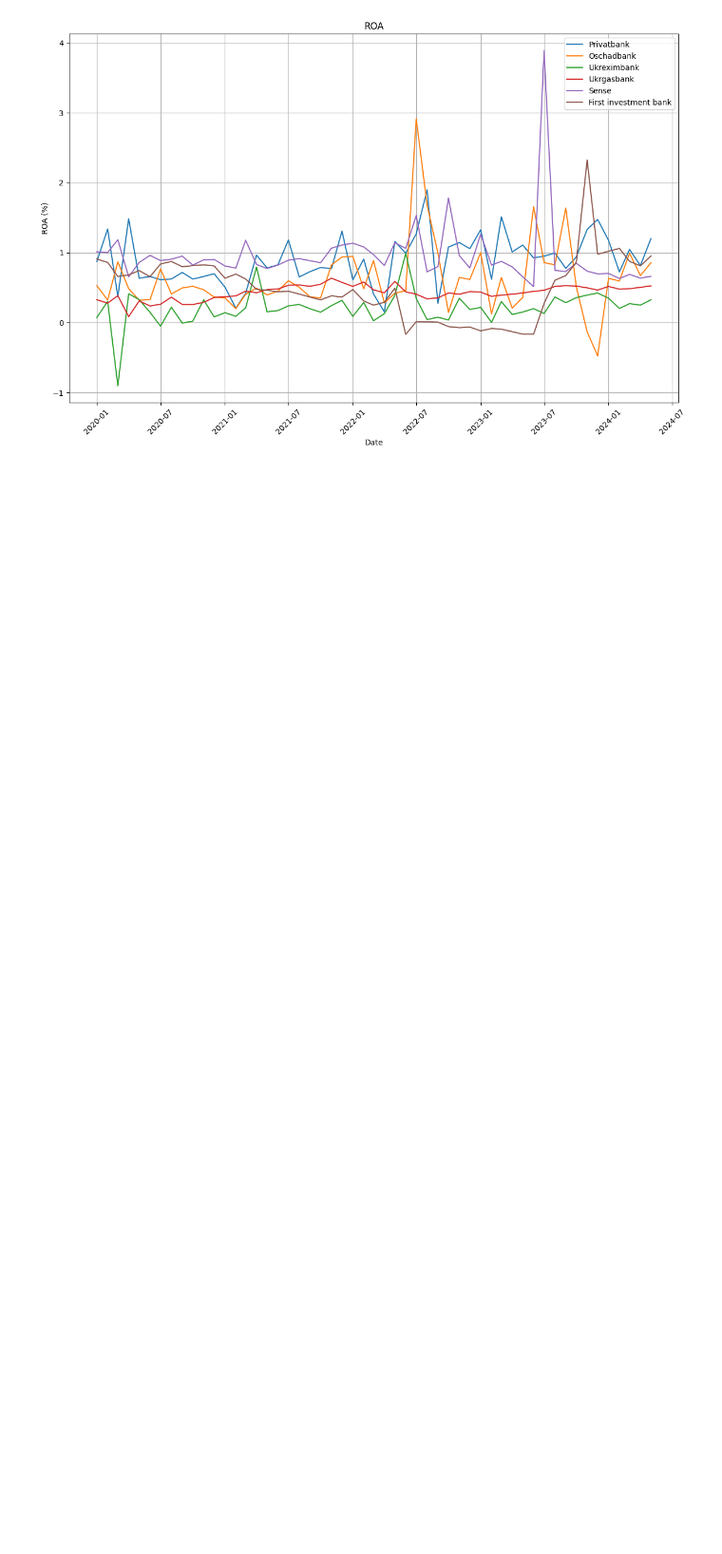
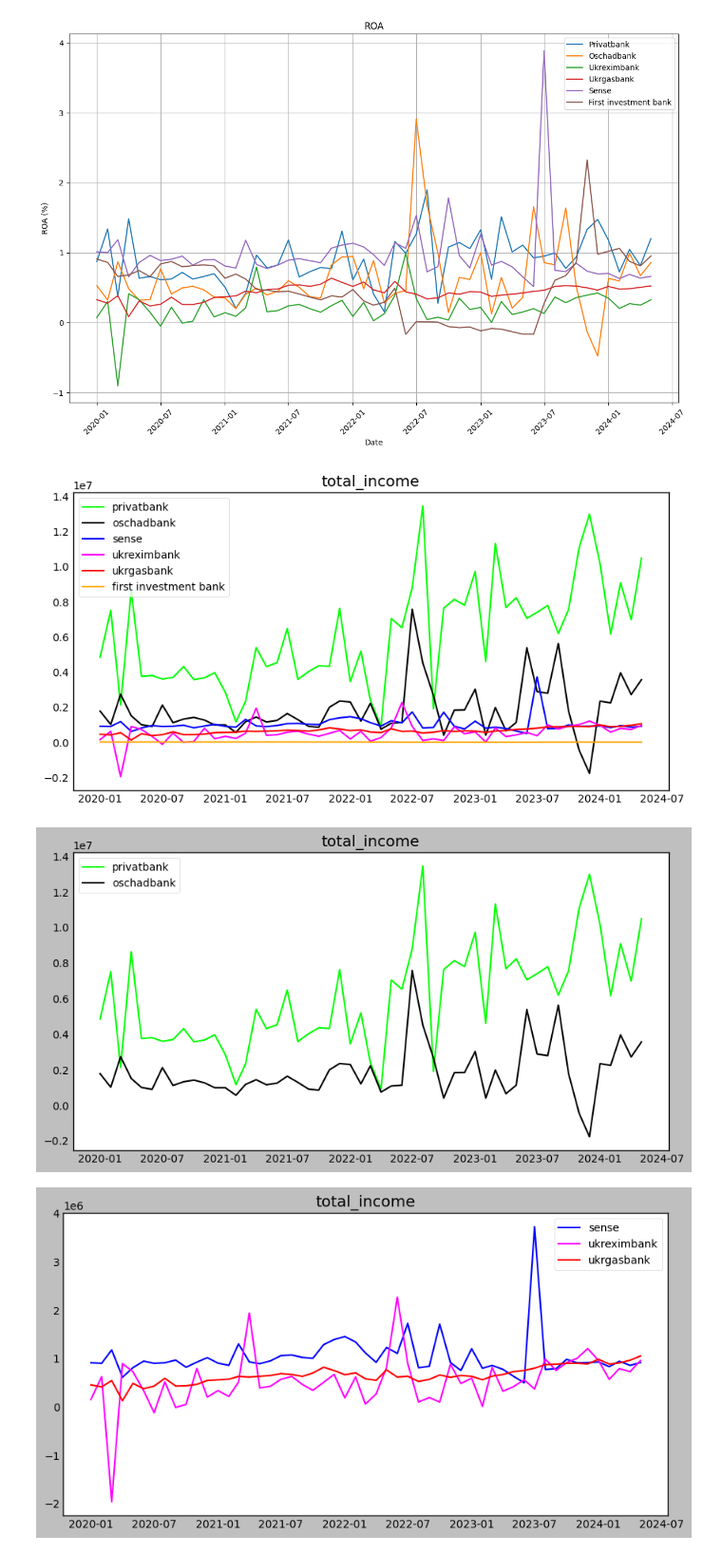
Before and after one commit to pnanstasia/StateOwnedBanksIndustryAnalysys, a Jupyter notebook: banks.ipynb, the cells around one changed output. Shown at 95% size. Saved outputs shown, nothing was run; the diff lists cells and outputs as text; code cells hidden in the pictures; blank space fills up the shorter version.

Commit message:
plotting func

```diff
--- a/banks.ipynb
+++ b/banks.ipynb
@@ -25,3 +26,32 @@ plt.tight_layout()
 plt.show()
 # %% [output]
 [figure]
+# %%
+def plot_file(name, sel_banks, path):
+    df = pd.read_csv(path + name)
+    df.iloc[:, 0] = pd.to_datetime(df.iloc[:, 0])
+    df.set_index(df.iloc[:, 0], inplace=True)
+    plt.figure(figsize=(8, 4))
+    plt.style.use('grayscale')
+    plt.title(os.path.splitext(name)[0])
+    for bank in sel_banks:
+        plt.plot(df.index, df[bank[0]], color=bank[1], label=bank[0])
+    plt.legend()
+    plt.grid(visible=False)
+    plt.show()
+
+all_banks = [['privatbank', 'lime'], ['oschadbank', 'black'], ['sense', 'blue'], ['ukreximbank','magenta'], ['ukrgasbank', 'red'], ['first investment bank', 'orange']]
+
+big_bank = [['privatbank', 'lime'], ['oschadbank', 'black']]
+medium_bank = [['sense', 'blue'], ['ukreximbank','magenta'], ['ukrgasbank', 'red']]
+micro_bank = [['first investment bank', 'orange']]
+
+for files in ['total_income.csv']:
+    plot_file(files, all_banks, 'data/differenced/')
+    plot_file(files, big_bank, 'data/differenced/')
+    plot_file(files, medium_bank, 'data/differenced/')
+    plot_file(files, micro_bank, 'data/differenced/')
+# %% [output]
+[figure, added]
+[figure, added]
+[figure, added]
```
Also changed, not shown: parts of 2 cells of this notebook.
